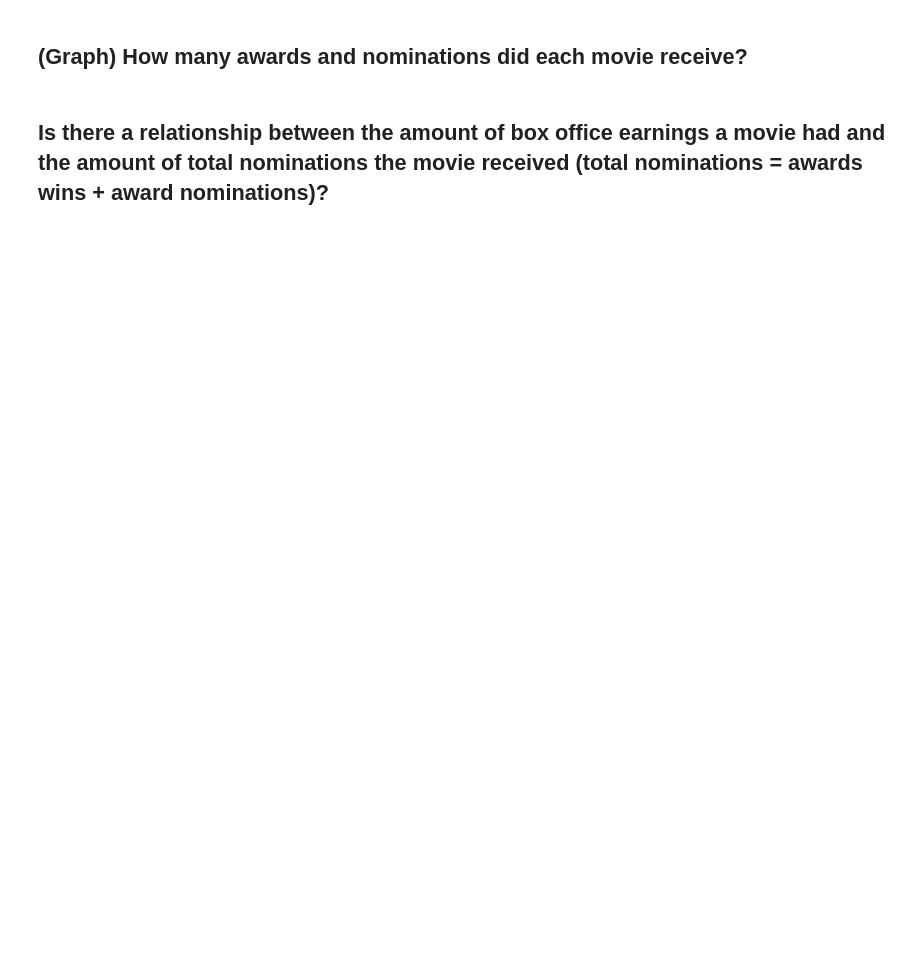
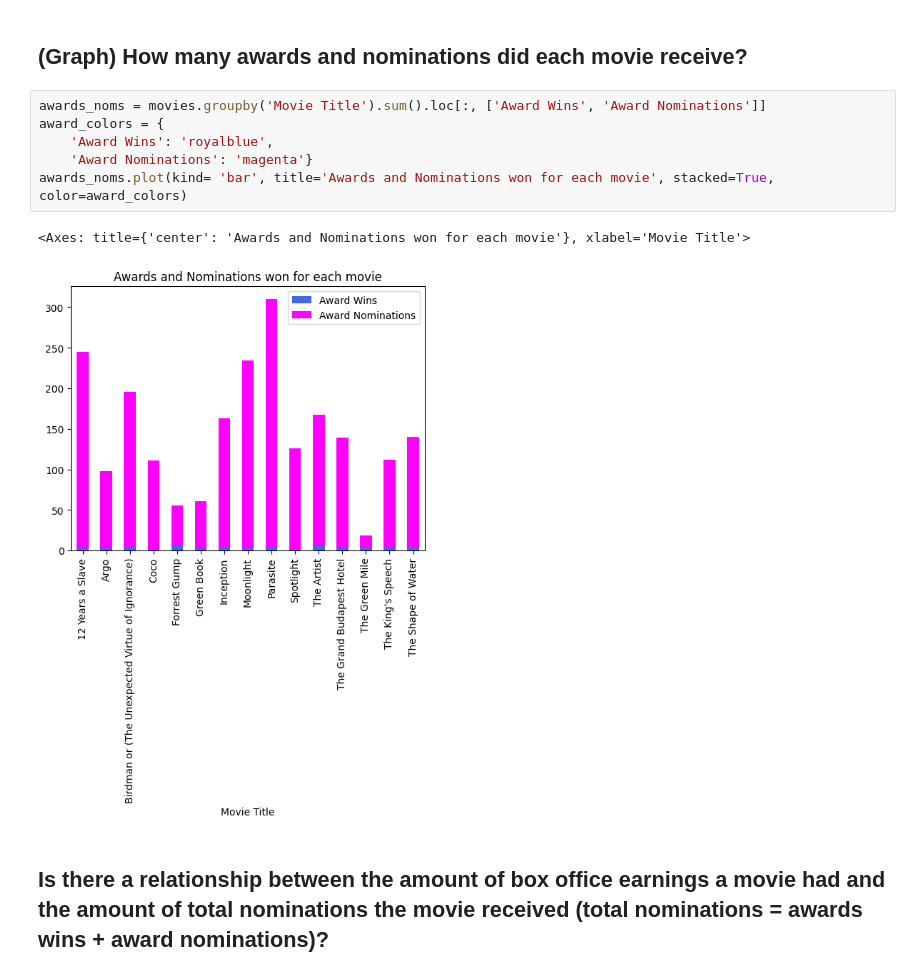
Before and after one commit to Schaeffer2013/movie_analysis, a Jupyter notebook: movie_analysis.ipynb, the cells around one changed output. Saved outputs shown, nothing was run; the diff lists cells and outputs as text; blank space fills up the shorter version.

```diff
--- a/movie_analysis.ipynb
+++ b/movie_analysis.ipynb
@@ -23,4 +39,13 @@ runtimes.plot.bar(x='Movie Title', y='Runtime', xlabel='Movie', ylabel='Runtime
 # %% [markdown]
 ## (Graph) How many awards and nominations did each movie receive?
+# %%
+awards_noms = movies.groupby('Movie Title').sum().loc[:, ['Award Wins', 'Award Nominations']]
+award_colors = {
+    'Award Wins': 'royalblue',
+    'Award Nominations': 'magenta'}
+awards_noms.plot(kind= 'bar', title='Awards and Nominations won for each movie', stacked=True, color=award_colors)
+# %% [output]
+<Axes: title={'center': 'Awards and Nominations won for each movie'}, xlabel='Movie Title'>
+[figure, added]
 # %% [markdown]
 ## Is there a relationship between the amount of box office earnings a movie had and the amount of total nominations the movie received (total nominations = awards wins + award nominations)?
```
Also changed, not shown: parts of 7 cells of this notebook, 3 other files.
